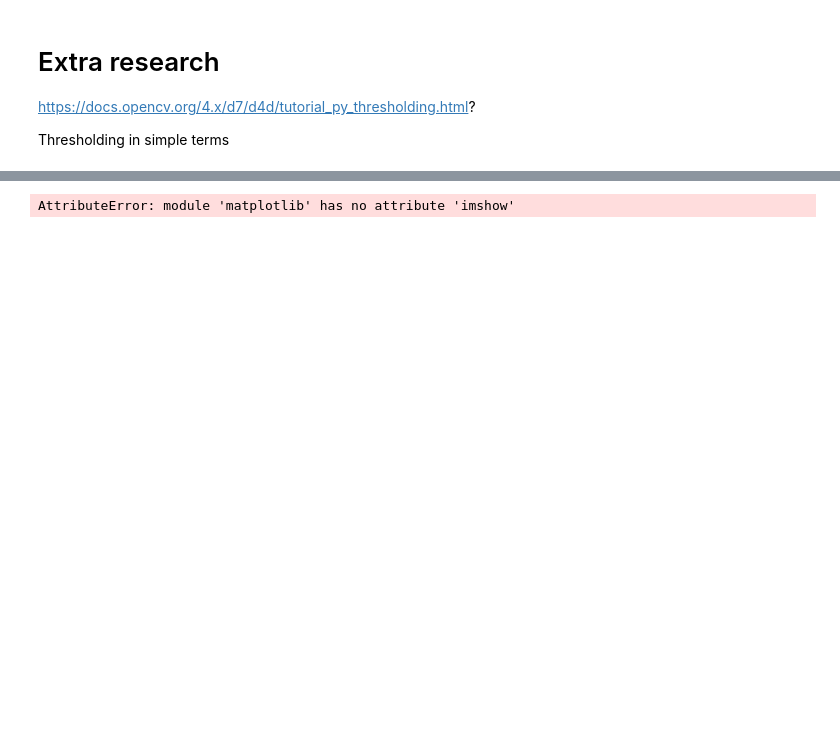
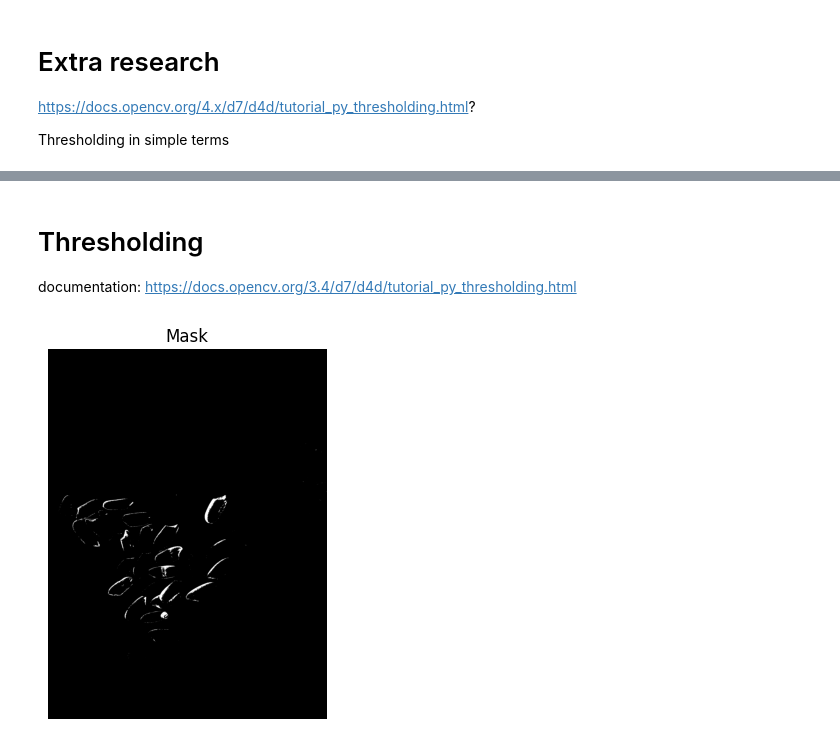
Before and after one commit to mikewen8/184_project, a Jupyter notebook: CNN/Extra_spicy.ipynb, the cells around one changed output, grey strips where cells are left out. Drawn from its saved outputs; the diff is of its cells as text; code cells hidden in the pictures; blank space fills up the shorter version.

```diff
--- a/CNN/Extra_spicy.ipynb
+++ b/CNN/Extra_spicy.ipynb
@@ -57,23 +67,24 @@ if image is None:
     raise FileNotFoundError(f"Could not read image: {img_path}")
 
 original = image.copy()
+# %% [markdown]
+# Thresholding
+documentation: https://docs.opencv.org/3.4/d7/d4d/tutorial_py_thresholding.html
 # %%
 gray = cv2.cvtColor(image, cv2.COLOR_BGR2GRAY)
 
-_, mask = cv2.threshold(
-    gray, 0, 255, cv2.THRESH_BINARY + cv2.THRESH_OTSU
-)
+_, mask = cv2.threshold(gray, 200, 255, cv2.THRESH_BINARY)
 
 white_ratio = np.mean(mask == 255)
 if white_ratio > 0.7:
     mask = cv2.bitwise_not(mask)
 
 plt.imshow(mask, cmap="gray")
 plt.title("Mask")
 plt.axis("off")
 plt.show()
 # %% [output]
-AttributeError: module 'matplotlib' has no attribute 'imshow'
+[figure, added]
 # %%
 contours, _ = cv2.findContours(
     mask, cv2.RETR_EXTERNAL, cv2.CHAIN_APPROX_SIMPLE
```
Also changed, not shown: parts of 3 cells of this notebook, 2 other files.
